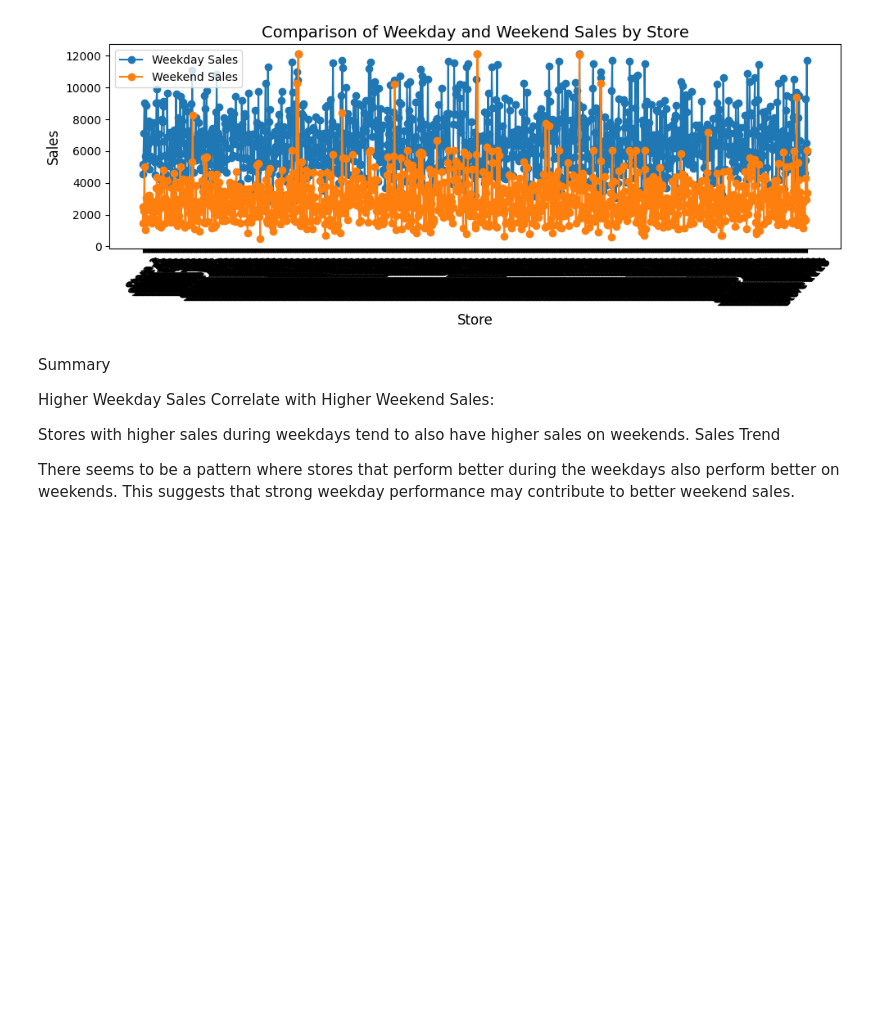
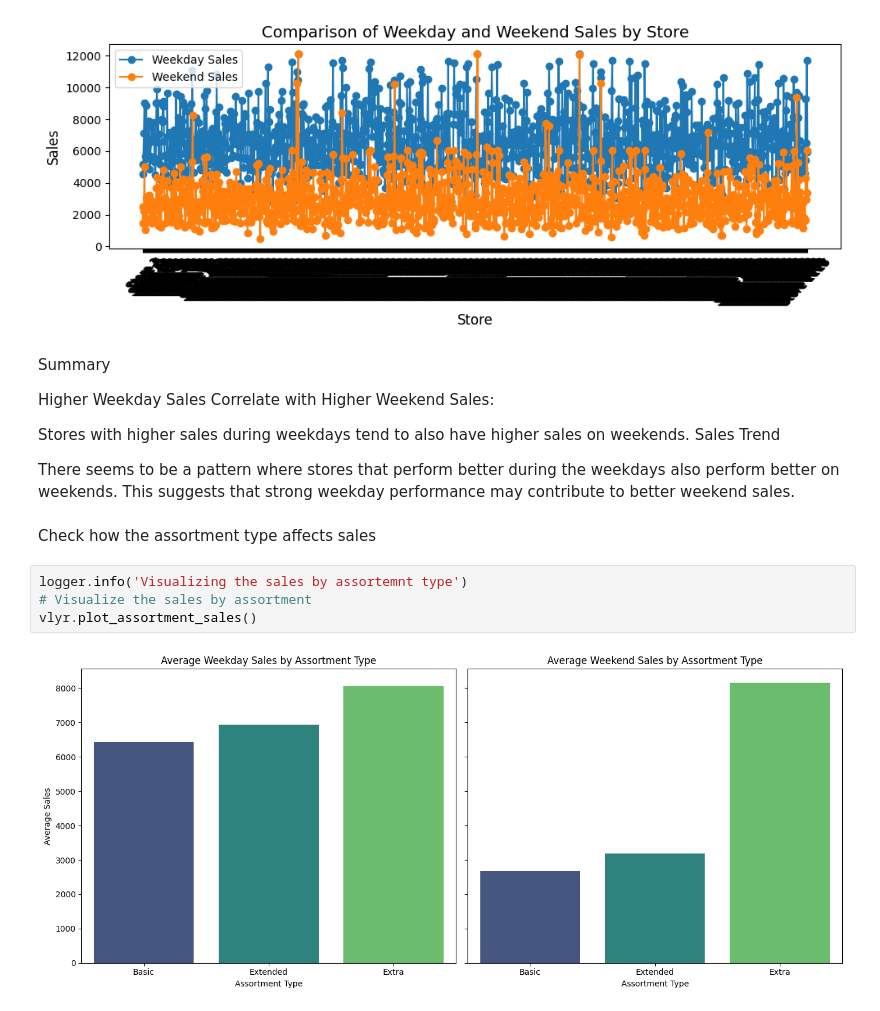
Before and after one commit to ab3lT/10-Academy-Week-4, a Jupyter notebook: notebook/eda.ipynb, the cells around one changed output. Cells and saved outputs as stored; diff of their text form; blank space fills up the shorter version.

Commit message:
Check how the assortment type affects sales

```diff
--- a/notebook/eda.ipynb
+++ b/notebook/eda.ipynb
@@ -472,3 +472,11 @@ Stores with higher sales during weekdays tend to also have higher sales on weeke
 Sales Trend
 
 There seems to be a pattern where stores that perform better during the weekdays also perform better on weekends. This suggests that strong weekday performance may contribute to better weekend sales.
+# %% [markdown]
+Check how the assortment type affects sales
+# %%
+logger.info('Visualizing the sales by assortemnt type')
+# Visualize the sales by assortment
+vlyr.plot_assortment_sales()
+# %% [output]
+[figure, added]
```
Also changed, not shown: parts of 1 cell of this notebook, 1 other file.
